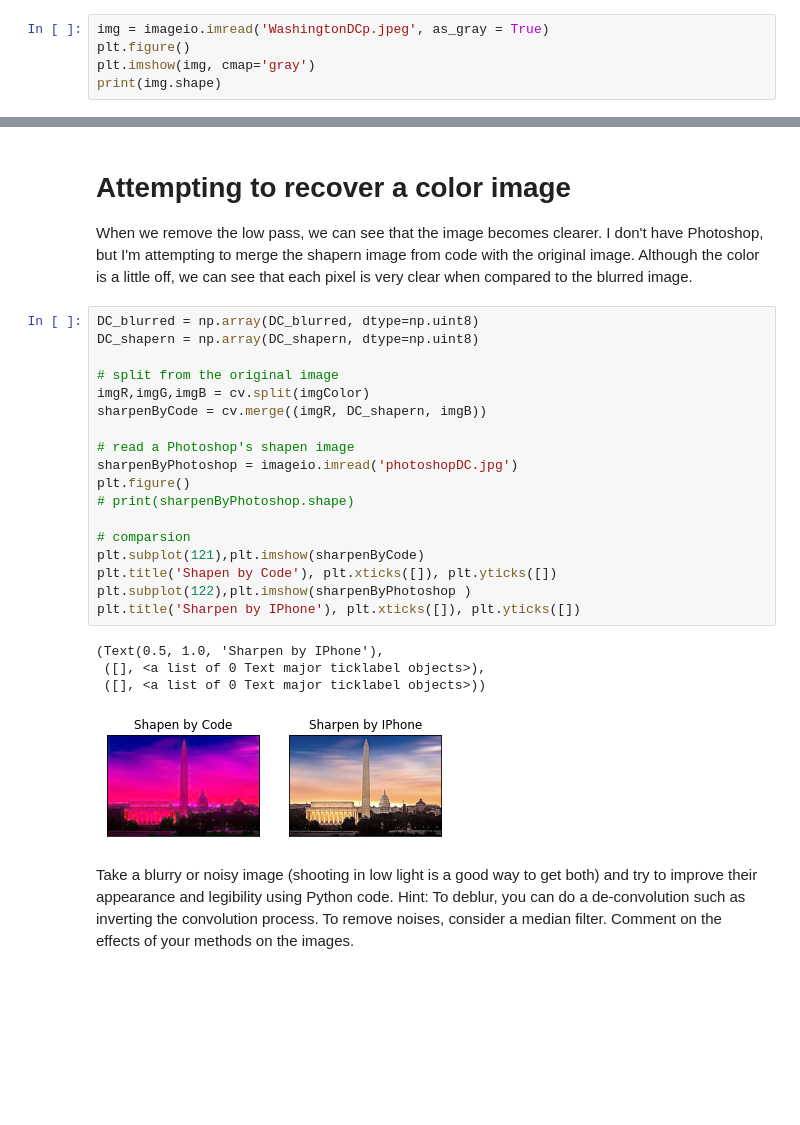
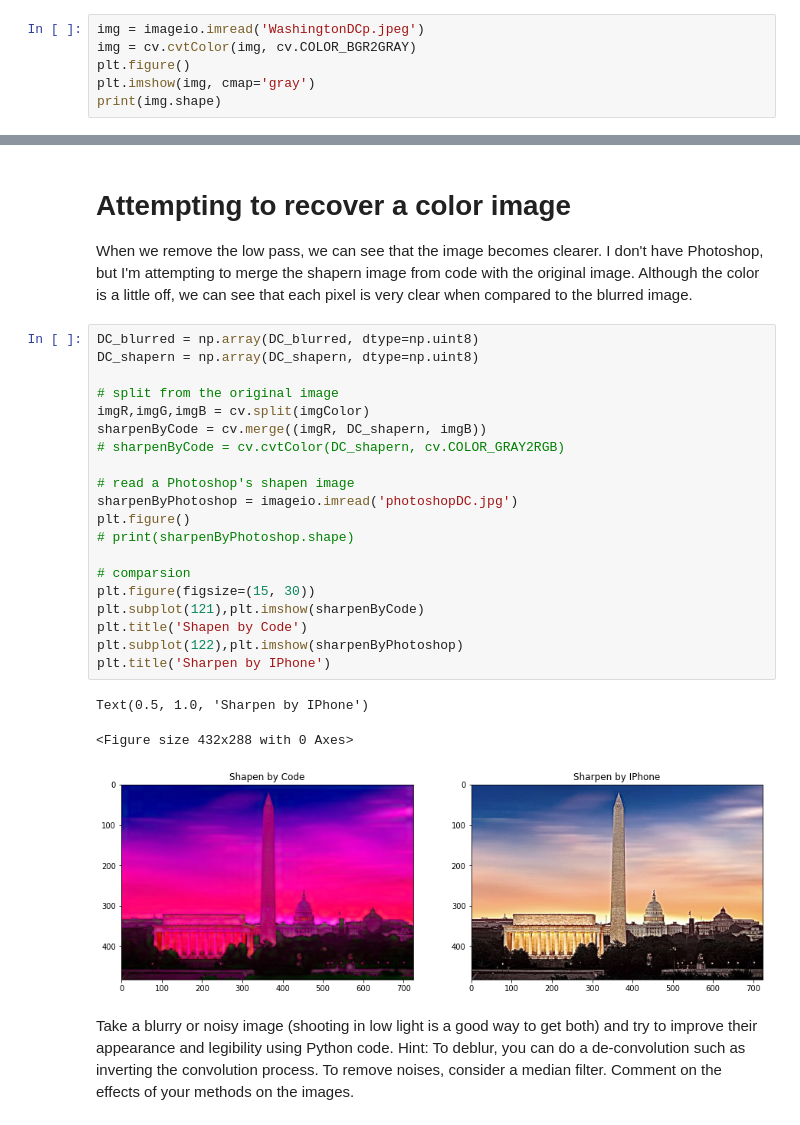
Before and after one commit to twyunting/CSC-676_Computer-Vision, a Jupyter notebook: Exam/code/Mid-termExam_YuntingChiu_CSC476_676.ipynb, the cells around one changed output, grey strips where cells are left out. Cells and saved outputs as stored; diff of their text form; blank space fills up the shorter version.

```diff
--- a/Exam/code/Mid-termExam_YuntingChiu_CSC476_676.ipynb
+++ b/Exam/code/Mid-termExam_YuntingChiu_CSC476_676.ipynb
@@ -161,7 +157,8 @@ print(imgColor.shape)
 (483, 724, 3)
 [figure]
 # %%
-img = imageio.imread('WashingtonDCp.jpeg', as_gray = True)
+img = imageio.imread('WashingtonDCp.jpeg')
+img = cv.cvtColor(img, cv.COLOR_BGR2GRAY)
 plt.figure()
 plt.imshow(img, cmap='gray')
 print(img.shape)
@@ -231,26 +228,27 @@ When we remove the low pass, we can see that the image becomes clearer. I don't
 # %%
 DC_blurred = np.array(DC_blurred, dtype=np.uint8)
 DC_shapern = np.array(DC_shapern, dtype=np.uint8)
 
 # split from the original image
 imgR,imgG,imgB = cv.split(imgColor)
 sharpenByCode = cv.merge((imgR, DC_shapern, imgB))
+# sharpenByCode = cv.cvtColor(DC_shapern, cv.COLOR_GRAY2RGB)
 
 # read a Photoshop's shapen image
 sharpenByPhotoshop = imageio.imread('photoshopDC.jpg')
 plt.figure()
 # print(sharpenByPhotoshop.shape)
 
 # comparsion
+plt.figure(figsize=(15, 30))
 plt.subplot(121),plt.imshow(sharpenByCode)
-plt.title('Shapen by Code'), plt.xticks([]), plt.yticks([])
-plt.subplot(122),plt.imshow(sharpenByPhotoshop )
-plt.title('Sharpen by IPhone'), plt.xticks([]), plt.yticks([])
+plt.title('Shapen by Code')
+plt.subplot(122),plt.imshow(sharpenByPhotoshop)
+plt.title('Sharpen by IPhone')
 # %% [output]
-(Text(0.5, 1.0, 'Sharpen by IPhone'),
- ([], <a list of 0 Text major ticklabel objects>),
- ([], <a list of 0 Text major ticklabel objects>))
+Text(0.5, 1.0, 'Sharpen by IPhone')
+<Figure size 432x288 with 0 Axes>
-[figure, old version]
+[figure, new version]
 # %% [markdown]
 Take a blurry or noisy image (shooting in low light is a good way to get both) and try to improve their appearance and legibility using Python code.   Hint: To deblur, you can do a de-convolution such as inverting the convolution process.  To remove noises, consider a median filter.  Comment on the effects of your methods on the images.
 # %% [markdown]
```
Also changed, not shown: parts of 6 cells of this notebook, 11 other files.
